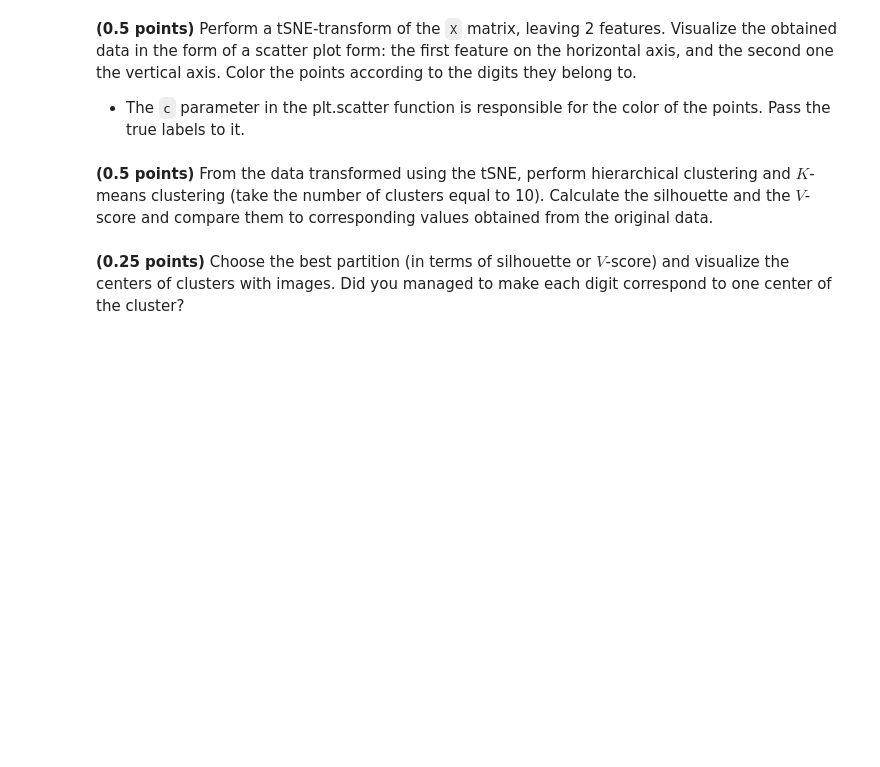
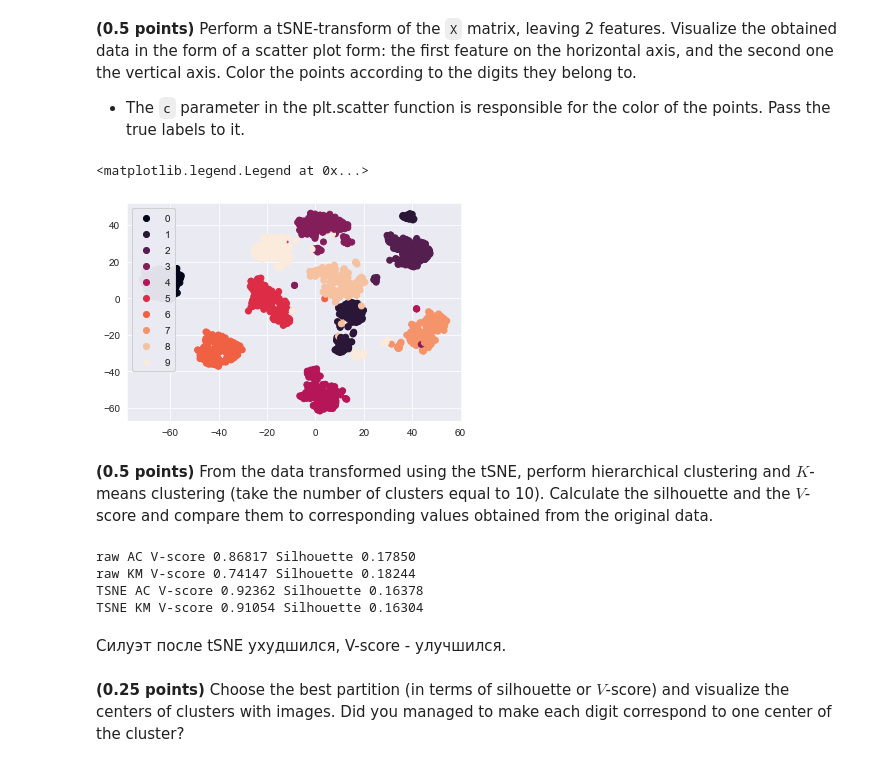
Before and after one commit to Feosen/ml-intro-2022-8, a Jupyter notebook: notebooks/clustering.ipynb, the cells around one changed output. Cells and saved outputs as stored; diff of their text form; code cells hidden in the pictures; blank space fills up the shorter version.

```diff
--- a/notebooks/clustering.ipynb
+++ b/notebooks/clustering.ipynb
@@ -517,5 +498,17 @@ The implementation of `tSNE` in the `scikit-learn` library is the `TSNE` class i
 **(0.5 points)** Perform a tSNE-transform of the `X` matrix, leaving 2 features. Visualize the obtained data in the form of a scatter plot form: the first feature on the horizontal axis, and the second one the vertical axis. Color the points according to the digits they belong to.
 
 - The `c` parameter in the plt.scatter function is responsible for the color of the points. Pass the true labels to it.
+# %%
+from sklearn.manifold import TSNE
+
+X_tsne = TSNE(n_components=2).fit_transform(X)
+# %%
+fig, ax = plt.subplots()
+scatter = ax.scatter(x=X_tsne[:,0], y=X_tsne[:, 1], c=y)
+legend = ax.legend(*scatter.legend_elements(num=10))
+ax.add_artist(legend)
+# %% [output]
+<matplotlib.legend.Legend at 0x...>
+[figure, added]
 # %% [markdown]
 **(0.5 points)** From the data transformed using the tSNE, perform hierarchical clustering and $K$-means clustering (take the number of clusters equal to 10). Calculate the silhouette and the $V$-score and compare them to corresponding values obtained from the original data.
@@ -522,2 +535,14 @@ The implementation of `tSNE` in the `scikit-learn` library is the `TSNE` class i
+# %%
+data = (('raw', 'AC', raw_ac_v_score, raw_ac_silhouette_score), ('raw', 'KM', raw_km_v_score, raw_km_silhouette_score),
+        ('TSNE', 'AC', tsne_ac_v_score, tsne_ac_silhouette_score), ('TSNE', 'KM', tsne_km_v_score, tsne_km_silhouette_score))
+for t, r, v_s, s_s in data:
+    print(f'{t} {r} V-score {v_s:.5f} Silhouette {s_s:.5f}')
+# %% [output]
+raw AC V-score 0.86817 Silhouette 0.17850
+raw KM V-score 0.74147 Silhouette 0.18244
+TSNE AC V-score 0.92362 Silhouette 0.16378
+TSNE KM V-score 0.91054 Silhouette 0.16304
+# %% [markdown]
+Силуэт после tSNE ухудшился, V-score - улучшился.
 # %% [markdown]
 **(0.25 points)** Choose the best partition (in terms of silhouette or $V$-score) and visualize the centers of clusters with images. Did you managed to make each digit correspond to one center of the cluster?
```
Also changed, not shown: parts of 52 cells of this notebook.
